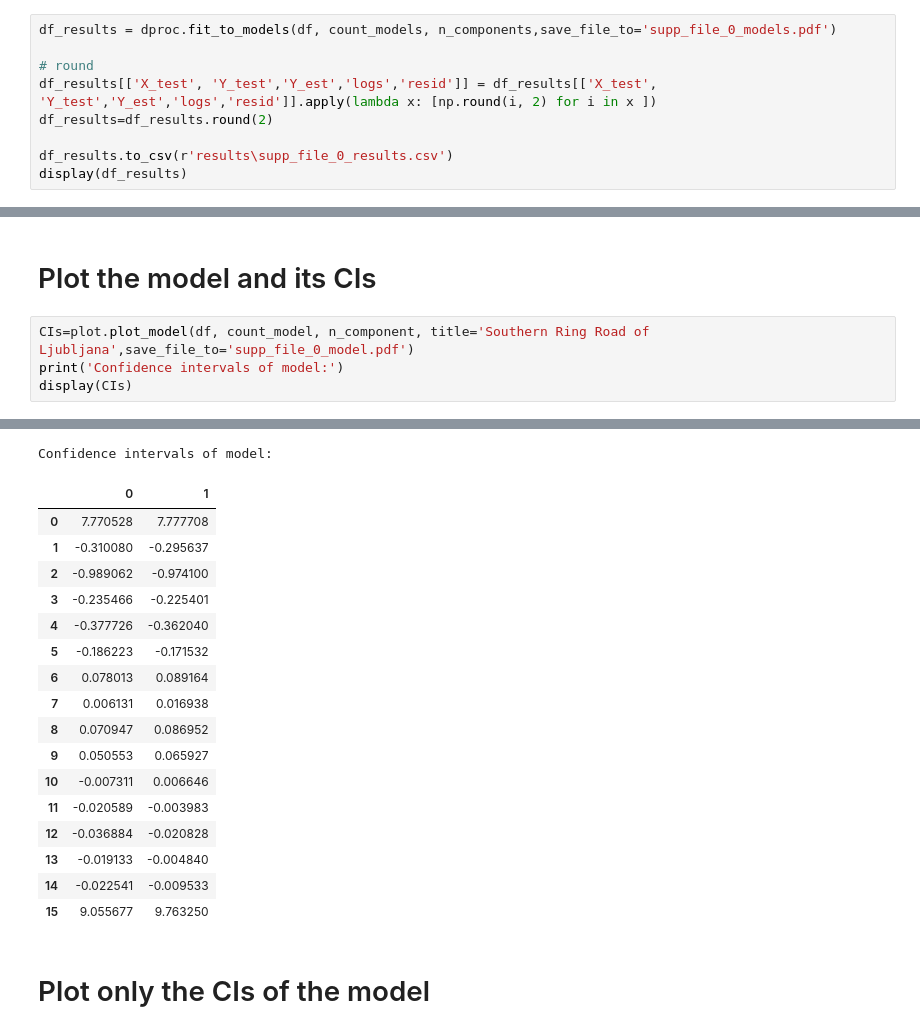
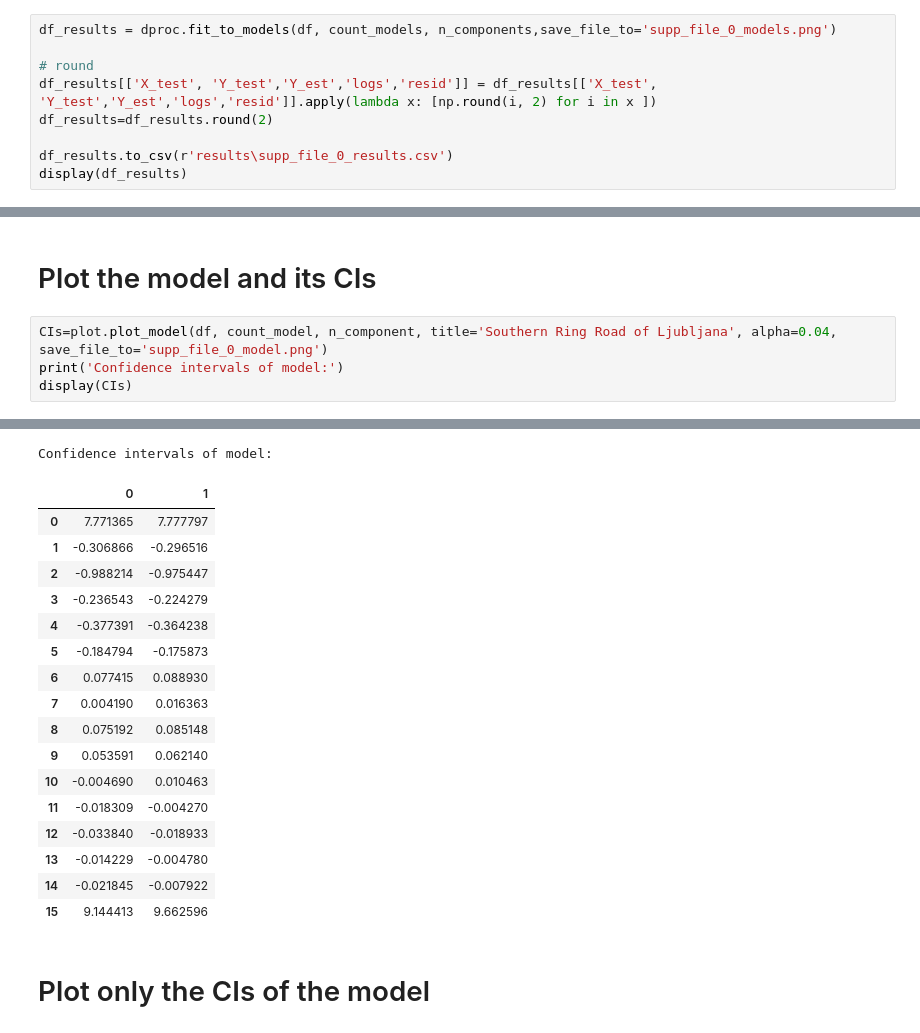
Before and after one commit to ninavelikajne/RhythmCount, a Jupyter notebook: example/traffic_example.ipynb, the cells around one changed output, grey strips where cells are left out. Saved outputs shown, nothing was run; the diff lists cells and outputs as text.

Commit message:
Edited alpha, tif&png files

```diff
--- a/example/traffic_example.ipynb
+++ b/example/traffic_example.ipynb
@@ -34,7 +34,7 @@ Southern Ring Road of Ljubljana  Var:  3374499.8176657874  Mean:  3057.687174541
 count_models = ['poisson', 'zero_poisson', 'gen_poisson', 'nb', 'zero_nb']
 n_components = [1, 2, 3, 4, 5, 6, 7, 8, 9, 10]
 # %%
-df_results = dproc.fit_to_models(df, count_models, n_components,save_file_to='supp_file_0_models.pdf')
+df_results = dproc.fit_to_models(df, count_models, n_components,save_file_to='supp_file_0_models.png')
 
 # round
 df_results[['X_test', 'Y_test','Y_est','logs','resid']] = df_results[['X_test', 'Y_test','Y_est','logs','resid']].apply(lambda x: [np.round(i, 2) for i in x ])
@@ -94,29 +94,29 @@ Best model: gen_poisson  Number of components: 7.0
 # %% [markdown]
 # Plot the model and its CIs
 # %%
-CIs=plot.plot_model(df, count_model, n_component, title='Southern Ring Road of Ljubljana',save_file_to='supp_file_0_model.pdf')
+CIs=plot.plot_model(df, count_model, n_component, title='Southern Ring Road of Ljubljana', alpha=0.04, save_file_to='supp_file_0_model.png')
 print('Confidence intervals of model:')
 display(CIs)
 # %% [output]
 [figure]
 Confidence intervals of model:
 |  | 0 | 1 |
-| 0 | 7.770528 | 7.777708 |
-| 1 | -0.310080 | -0.295637 |
-| 2 | -0.989062 | -0.974100 |
-| 3 | -0.235466 | -0.225401 |
-| 4 | -0.377726 | -0.362040 |
-| 5 | -0.186223 | -0.171532 |
-| 6 | 0.078013 | 0.089164 |
-| 7 | 0.006131 | 0.016938 |
-| 8 | 0.070947 | 0.086952 |
-| 9 | 0.050553 | 0.065927 |
-| 10 | -0.007311 | 0.006646 |
-| 11 | -0.020589 | -0.003983 |
-| 12 | -0.036884 | -0.020828 |
-| 13 | -0.019133 | -0.004840 |
-| 14 | -0.022541 | -0.009533 |
-| 15 | 9.055677 | 9.763250 |
+| 0 | 7.771365 | 7.777797 |
+| 1 | -0.306866 | -0.296516 |
+| 2 | -0.988214 | -0.975447 |
+| 3 | -0.236543 | -0.224279 |
+| 4 | -0.377391 | -0.364238 |
+| 5 | -0.184794 | -0.175873 |
+| 6 | 0.077415 | 0.088930 |
+| 7 | 0.004190 | 0.016363 |
+| 8 | 0.075192 | 0.085148 |
+| 9 | 0.053591 | 0.062140 |
+| 10 | -0.004690 | 0.010463 |
+| 11 | -0.018309 | -0.004270 |
+| 12 | -0.033840 | -0.018933 |
+| 13 | -0.014229 | -0.004780 |
+| 14 | -0.021845 | -0.007922 |
+| 15 | 9.144413 | 9.662596 |
 # %% [markdown]
 # Plot only the CIs of the model
 # %%
```
Also changed, not shown: parts of 5 cells of this notebook, 22 other files.
